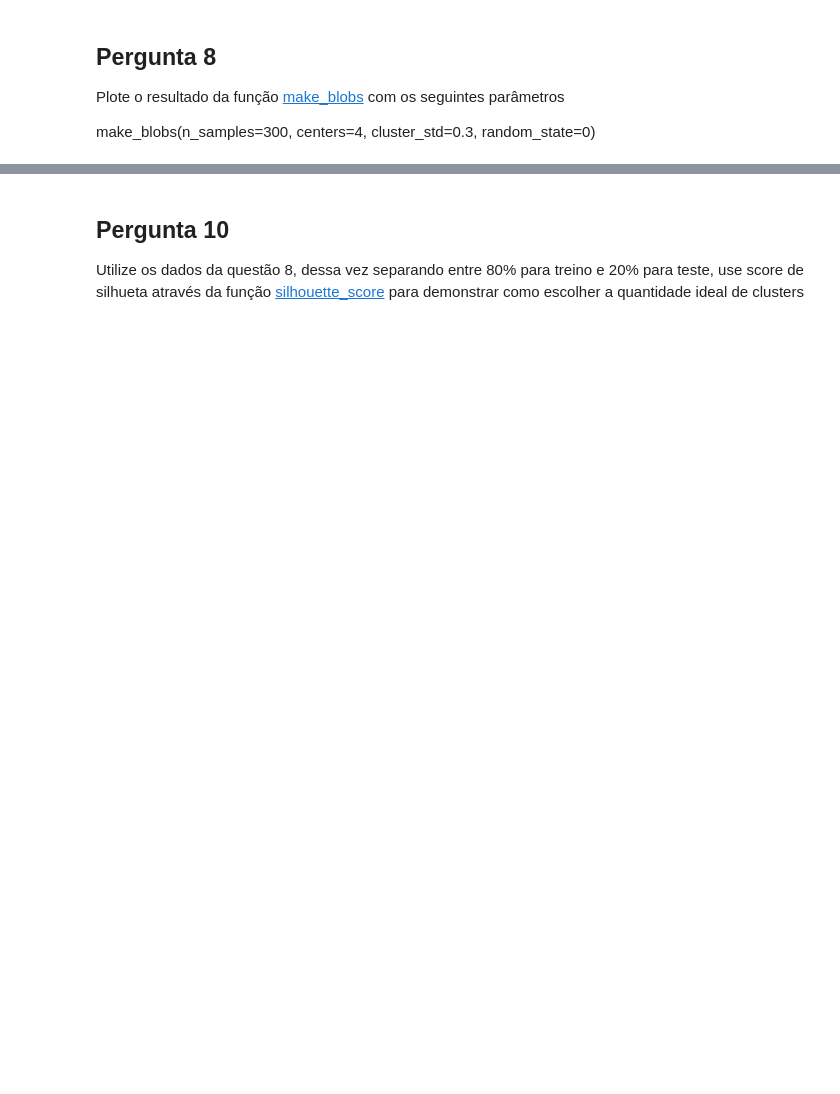
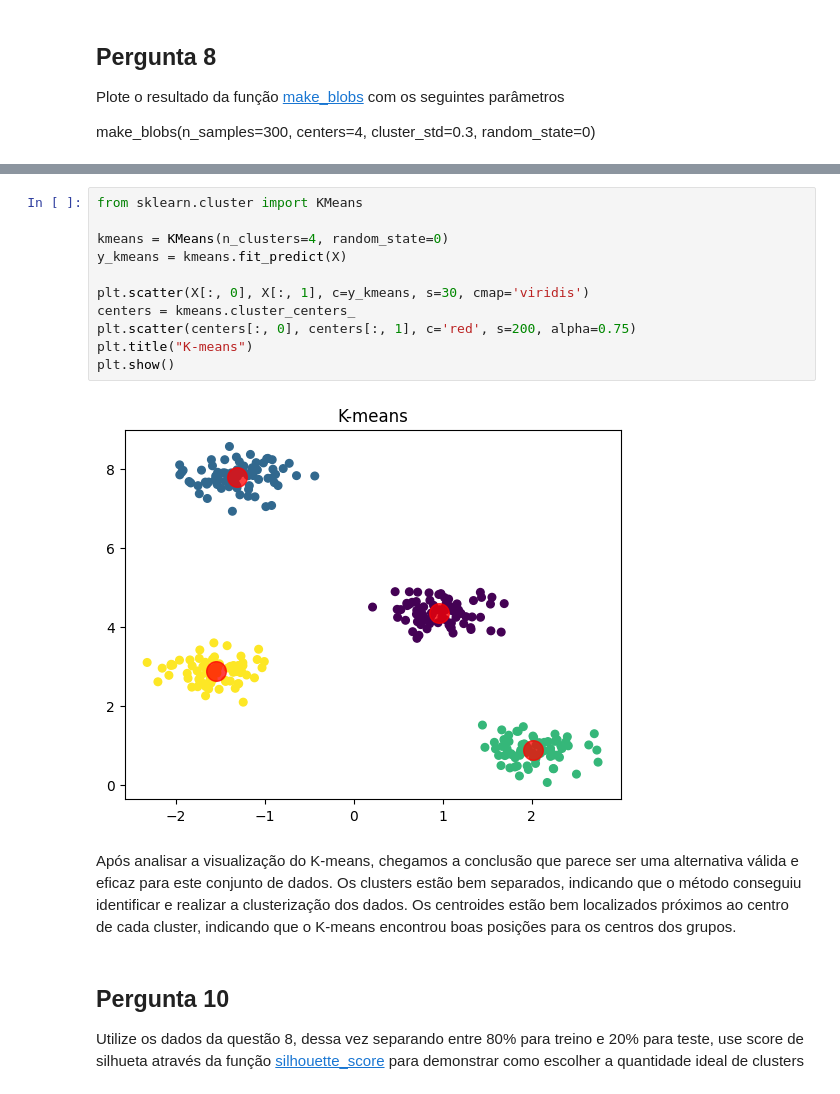
Before and after one commit to DanielsOfficial0102/Machine-Learning-Foundations, a Jupyter notebook: Aula 2.ipynb, the cells around one changed output, grey strips where cells are left out. Drawn from its saved outputs; the diff is of its cells as text; blank space fills up the shorter version.

```diff
--- a/Aula 2.ipynb
+++ b/Aula 2.ipynb
@@ -77,4 +215,22 @@ Com os pontos gerados na questão 8 responda:
 *   Separe os dados entre treino e teste e retreine o K-means, com 80% dos dados para treino e 20% para teste. Ele consegue clusterizar de maneira satisfatória os dados de teste? Por que? Plote os resultados
+# %%
+from sklearn.cluster import KMeans
+
+kmeans = KMeans(n_clusters=4, random_state=0)
+y_kmeans = kmeans.fit_predict(X)
+
+plt.scatter(X[:, 0], X[:, 1], c=y_kmeans, s=30, cmap='viridis')
+centers = kmeans.cluster_centers_
+plt.scatter(centers[:, 0], centers[:, 1], c='red', s=200, alpha=0.75)
+plt.title("K-means")
+plt.show()
+# %% [output]
+[figure, added]
+# %% [markdown]
+Após analisar a visualização do K-means, chegamos a conclusão que parece ser uma alternativa válida e eficaz
+para este conjunto de dados. Os clusters estão bem separados, indicando que o método conseguiu identificar e realizar
+a clusterização  dos dados. Os centroides estão bem localizados próximos ao centro de cada cluster,
+indicando que o K-means encontrou boas posições para os centros dos grupos.
 # %% [markdown]
 ## Pergunta 10
 
```
Also changed, not shown: parts of 11 cells of this notebook.
